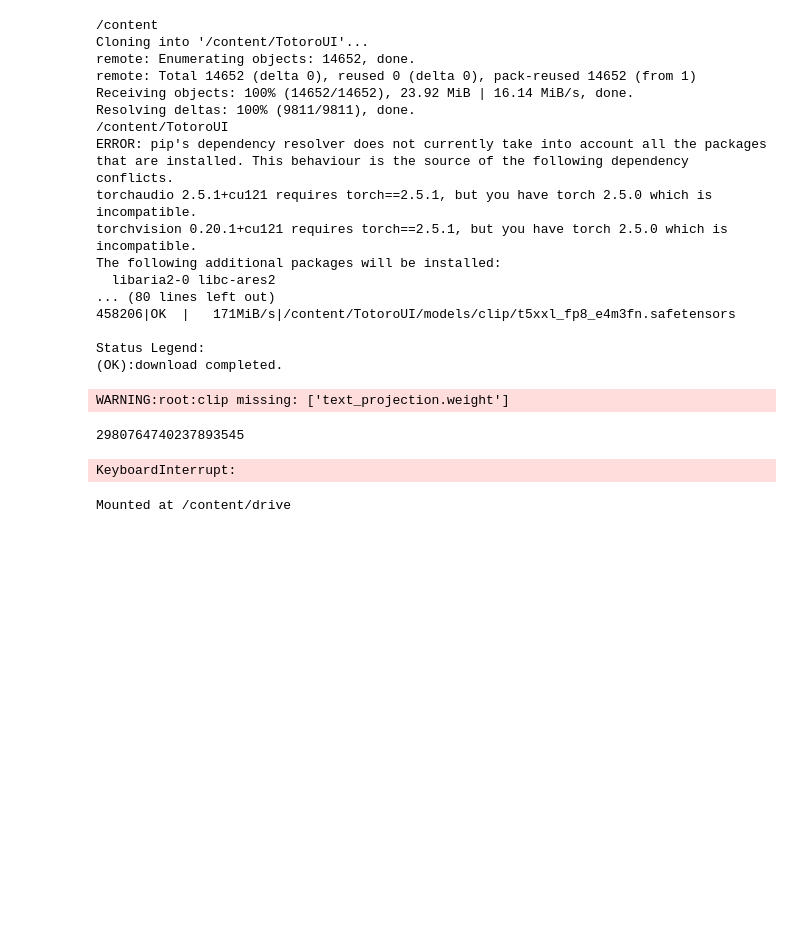
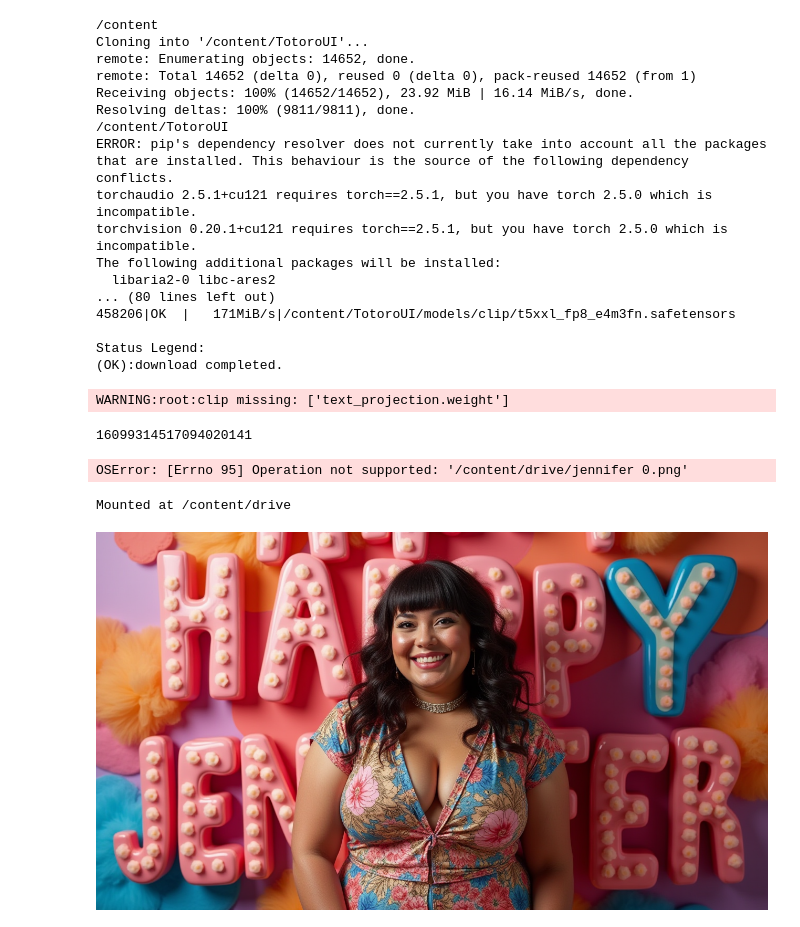
Before and after one commit to TimothyAlexisVass/TimothyAlexisVass, a Jupyter notebook: flux.1-dev_jupyter.ipynb, the cells around one changed output. Cells and saved outputs as stored; diff of their text form; code cells hidden in the pictures; blank space fills up the shorter version.

```diff
--- a/flux.1-dev_jupyter.ipynb
+++ b/flux.1-dev_jupyter.ipynb
@@ -66,10 +66,10 @@ Status Legend:
 (OK):download completed.
 WARNING:root:clip missing: ['text_projection.weight']
 # %%
-for name in ["jennifer", "jessica", "john", "joseph"]
+for name in ["jennifer", "jessica", "john", "joseph"]:
     for i in range(5):
         with torch.inference_mode():
-            positive_prompt = f"3d text spelling the words 'Happy Birthday {name}'. happy sexy motown funk girl with 70s clothes. colorful, birthday party"
+            positive_prompt = f"'Happy Birthday {name}' 3d text. happy sexy motown funk girl with 70s clothes. colorful, birthday party"
             width = 1280
             height = 720
             seed = 0
@@ -91,14 +91,18 @@ for name in ["jennifer", "jessica", "john", "joseph"]
             sample, sample_denoised = SamplerCustomAdvanced.sample(noise, guider, sampler, sigmas, latent_image)
             model_management.soft_empty_cache()
             decoded = VAEDecode.decode(vae, sample)[0].detach()
-            Image.fromarray(np.array(decoded*255, dtype=np.uint8)[0]).save(f"/content/drive/{name} {str(i)}.png")
+            Image.fromarray(np.array(decoded*255, dtype=np.uint8)[0]).save(f"/content/drive/MyDrive/{name} {str(i)}.png")
 
     Image.fromarray(np.array(decoded*255, dtype=np.uint8)[0])
 # %% [output]
-2980764740237893545
+16099314517094020141
-KeyboardInterrupt:
+OSError: [Errno 95] Operation not supported: '/content/drive/jennifer 0.png'
 # %%
 from google.colab import drive
 drive.mount('/content/drive')
 # %% [output]
 Mounted at /content/drive
+# %%
+Image.fromarray(np.array(decoded*255, dtype=np.uint8)[0])
+# %% [output]
+[figure, added]
```
